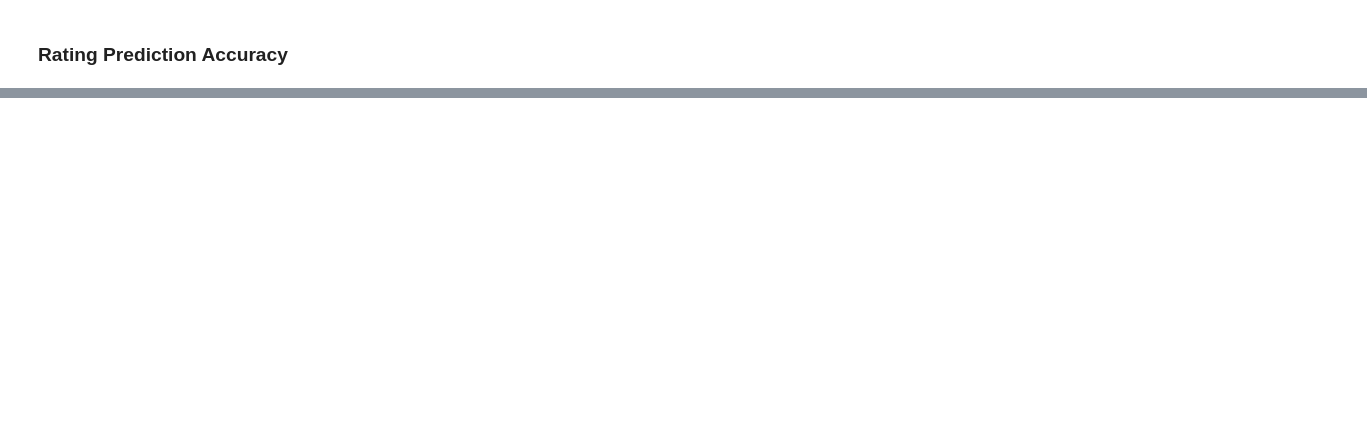
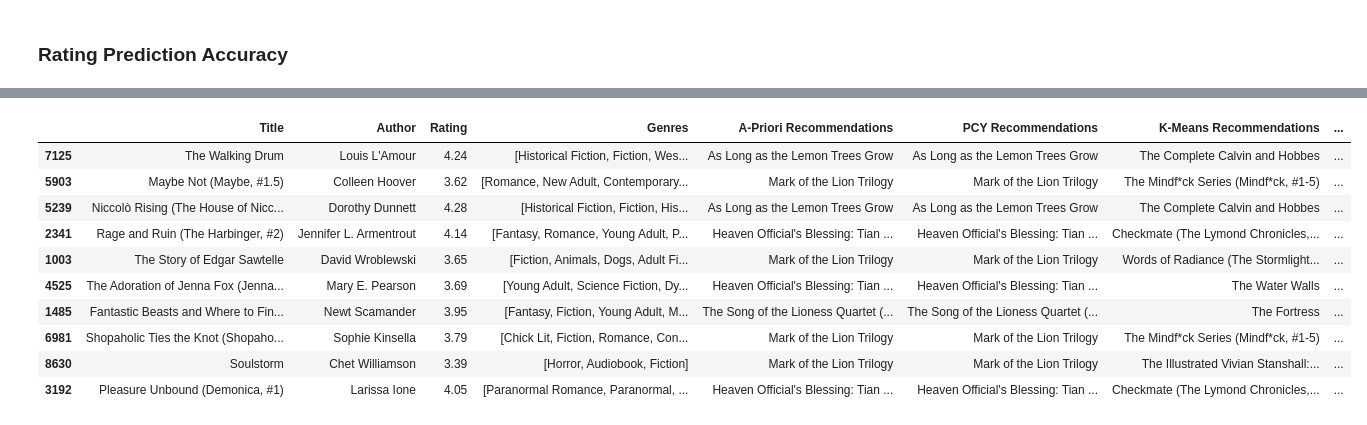
Before and after one commit to albert-moller/BookRecommender, a Jupyter notebook: recommendation_system.ipynb, the cells around one changed output, grey strips where cells are left out. Saved outputs shown, nothing was run; the diff lists cells and outputs as text; code cells hidden in the pictures; blank space fills up the shorter version.

```diff
--- a/recommendation_system.ipynb
+++ b/recommendation_system.ipynb
@@ -1521,0 +1527,14 @@ rating_accuracy_results.head()
+# %%
+sampled_data.head(10)
+# %% [output]
+|  | Title | Author | Rating | Genres | A-Priori Recommendations | PCY Recommendations | K-Means Recommendations | ... |
+| 7125 | The Walking Drum | Louis L'Amour | 4.24 | [Historical Fiction, Fiction, Wes... | As Long as the Lemon Trees Grow | As Long as the Lemon Trees Grow | The Complete Calvin and Hobbes | ... |
+| 5903 | Maybe Not (Maybe, #1.5) | Colleen Hoover | 3.62 | [Romance, New Adult, Contemporary... | Mark of the Lion Trilogy | Mark of the Lion Trilogy | The Mindf*ck Series (Mindf*ck, #1-5) | ... |
+| 5239 | Niccolò Rising (The House of Nicc... | Dorothy Dunnett | 4.28 | [Historical Fiction, Fiction, His... | As Long as the Lemon Trees Grow | As Long as the Lemon Trees Grow | The Complete Calvin and Hobbes | ... |
+| 2341 | Rage and Ruin (The Harbinger, #2) | Jennifer L. Armentrout | 4.14 | [Fantasy, Romance, Young Adult, P... | Heaven Official's Blessing: Tian ... | Heaven Official's Blessing: Tian ... | Checkmate (The Lymond Chronicles,... | ... |
+| 1003 | The Story of Edgar Sawtelle | David Wroblewski | 3.65 | [Fiction, Animals, Dogs, Adult Fi... | Mark of the Lion Trilogy | Mark of the Lion Trilogy | Words of Radiance (The Stormlight... | ... |
+| 4525 | The Adoration of Jenna Fox (Jenna... | Mary E. Pearson | 3.69 | [Young Adult, Science Fiction, Dy... | Heaven Official's Blessing: Tian ... | Heaven Official's Blessing: Tian ... | The Water Walls | ... |
+| 1485 | Fantastic Beasts and Where to Fin... | Newt Scamander | 3.95 | [Fantasy, Fiction, Young Adult, M... | The Song of the Lioness Quartet (... | The Song of the Lioness Quartet (... | The Fortress | ... |
+| 6981 | Shopaholic Ties the Knot (Shopaho... | Sophie Kinsella | 3.79 | [Chick Lit, Fiction, Romance, Con... | Mark of the Lion Trilogy | Mark of the Lion Trilogy | The Mindf*ck Series (Mindf*ck, #1-5) | ... |
+| 8630 | Soulstorm | Chet Williamson | 3.39 | [Horror, Audiobook, Fiction] | Mark of the Lion Trilogy | Mark of the Lion Trilogy | The Illustrated Vivian Stanshall:... | ... |
+| 3192 | Pleasure Unbound (Demonica, #1) | Larissa Ione | 4.05 | [Paranormal Romance, Paranormal, ... | Heaven Official's Blessing: Tian ... | Heaven Official's Blessing: Tian ... | Checkmate (The Lymond Chronicles,... | ... |
```
Also changed, not shown: parts of 21 cells of this notebook.
